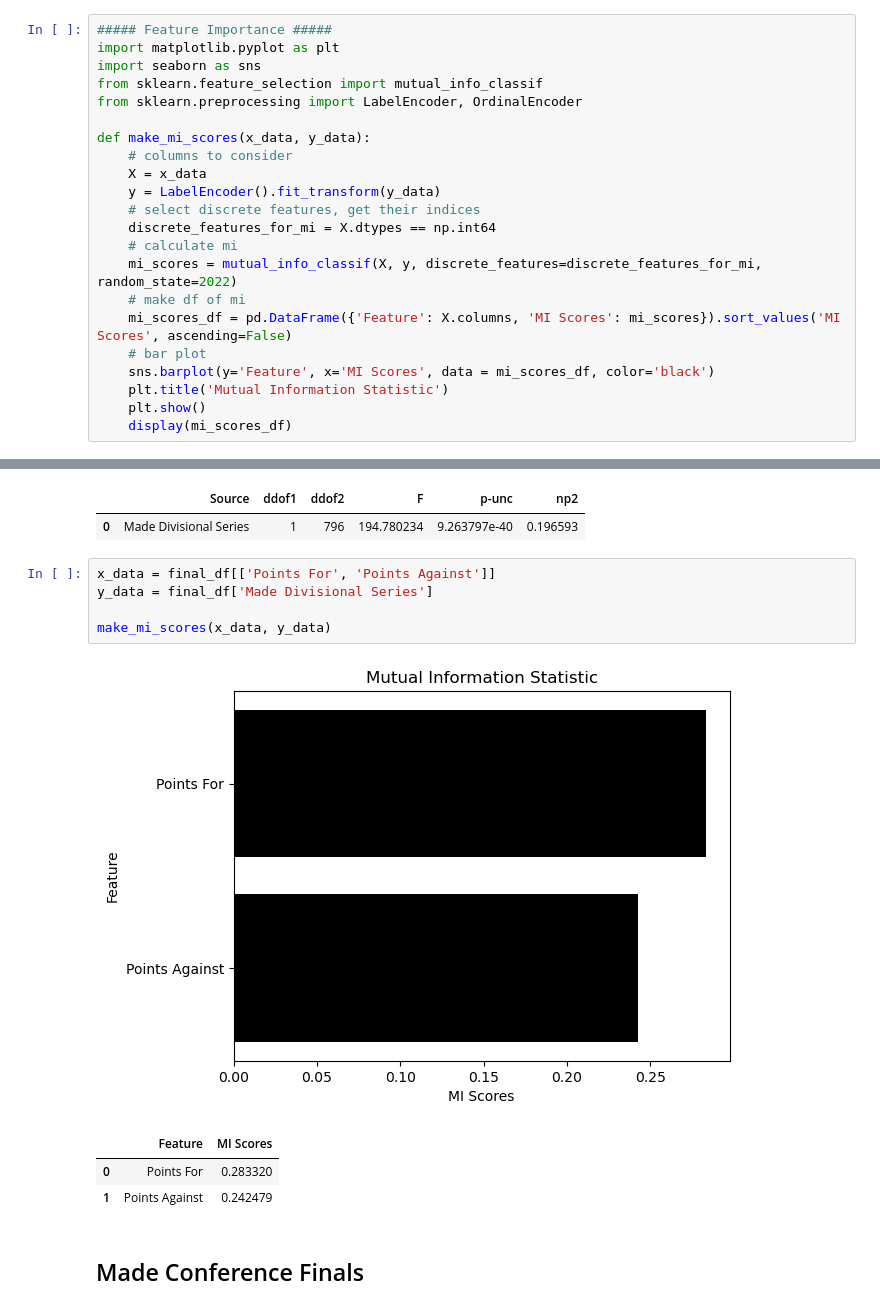
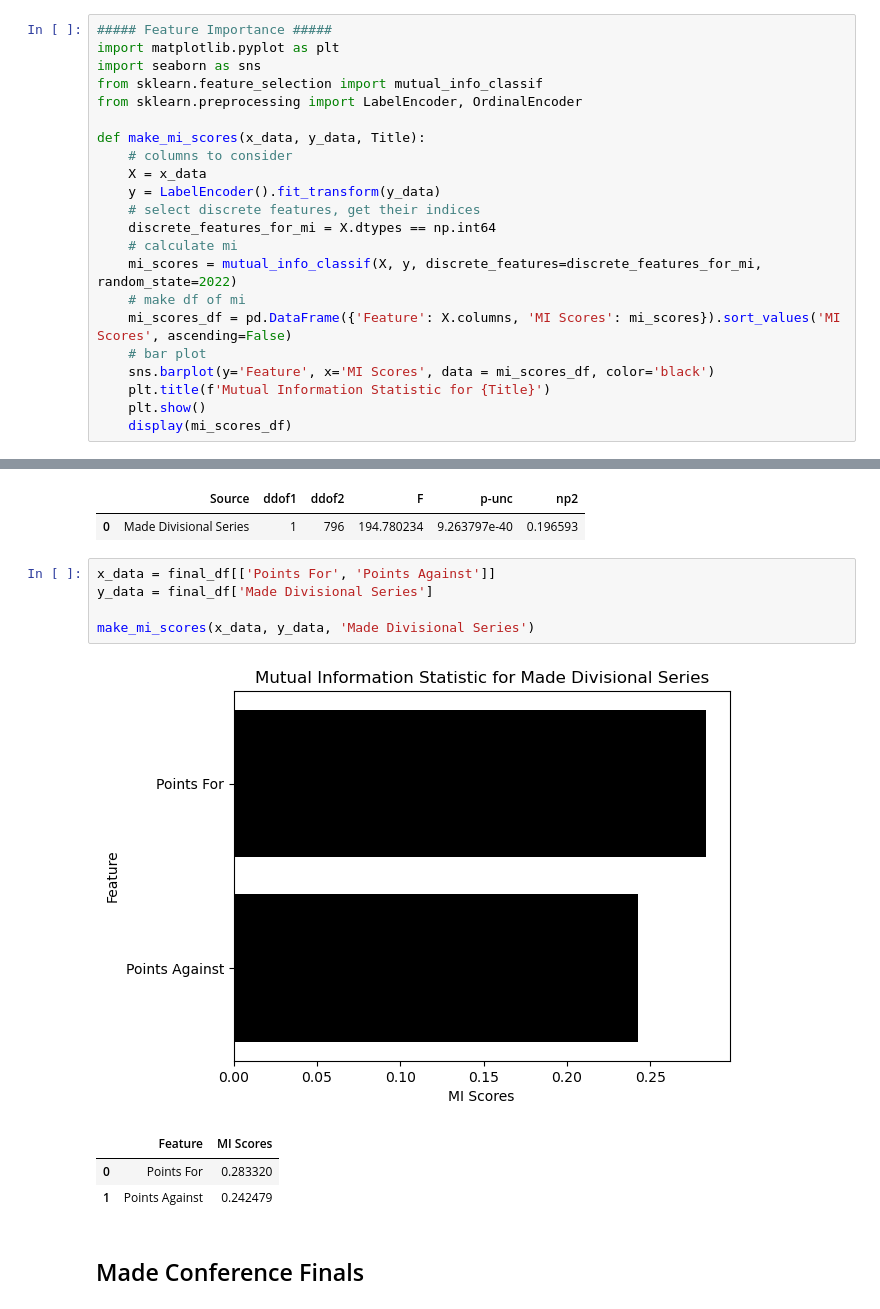
Before and after one commit to PuzzleShuffler/NFL, a Jupyter notebook: NFL.ipynb, the cells around one changed output, grey strips where cells are left out. Saved outputs shown, nothing was run; the diff lists cells and outputs as text.

```diff
--- a/NFL.ipynb
+++ b/NFL.ipynb
@@ -307,7 +307,7 @@ import seaborn as sns
 from sklearn.feature_selection import mutual_info_classif
 from sklearn.preprocessing import LabelEncoder, OrdinalEncoder
 
-def make_mi_scores(x_data, y_data):
+def make_mi_scores(x_data, y_data, Title):
     # columns to consider
     X = x_data
     y = LabelEncoder().fit_transform(y_data)
@@ -319,7 +319,7 @@ def make_mi_scores(x_data, y_data):
     mi_scores_df = pd.DataFrame({'Feature': X.columns, 'MI Scores': mi_scores}).sort_values('MI Scores', ascending=False)
     # bar plot
     sns.barplot(y='Feature', x='MI Scores', data = mi_scores_df, color='black')
-    plt.title('Mutual Information Statistic')
+    plt.title(f'Mutual Information Statistic for {Title}')
     plt.show()
     display(mi_scores_df)
 # %% [markdown]
@@ -367,10 +367,10 @@ pg.anova(data=final_df, dv='Points Against', between='Made Divisional Series', d
 # %%
 x_data = final_df[['Points For', 'Points Against']]
 y_data = final_df['Made Divisional Series']
 
-make_mi_scores(x_data, y_data)
+make_mi_scores(x_data, y_data, 'Made Divisional Series')
 # %% [output]
-[figure, old version]
+[figure, new version]
 |  | Feature | MI Scores |
 | 0 | Points For | 0.283320 |
 | 1 | Points Against | 0.242479 |
```
Also changed, not shown: parts of 4 cells of this notebook, 1 other file.
